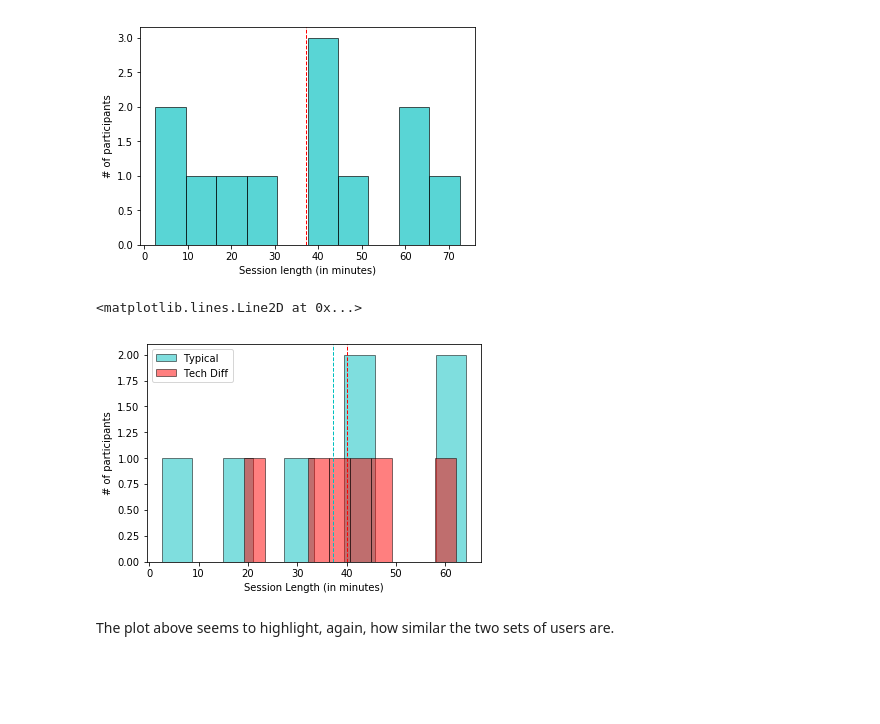
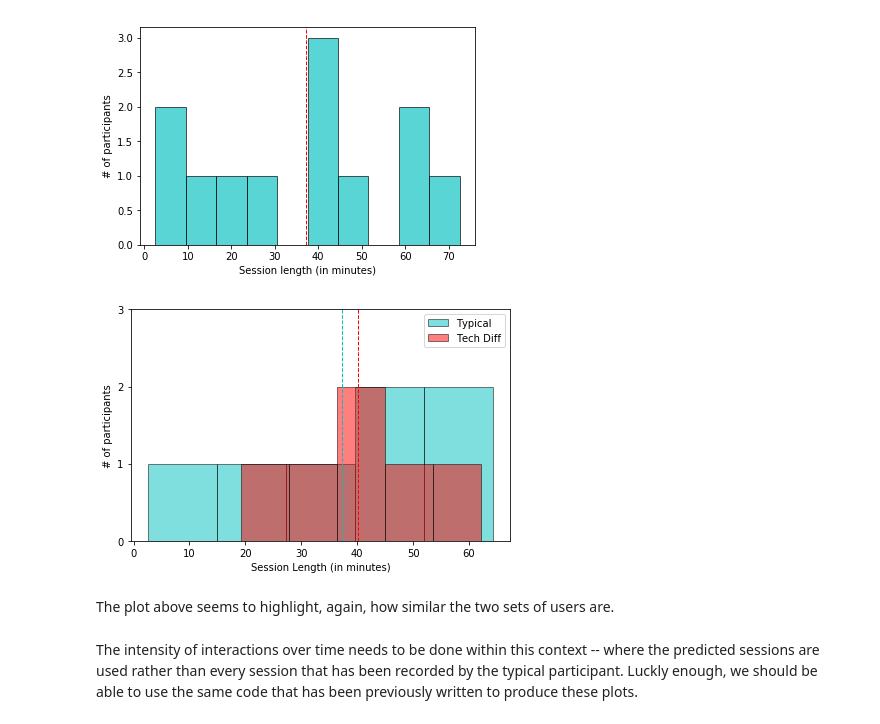
Before and after one commit to JonoCX/cake_data_notebooks_dsjm18, a Jupyter notebook: multi-session-predictions.ipynb, the cells around one changed output. Saved outputs shown, nothing was run; the diff lists cells and outputs as text; code cells hidden in the pictures; blank space fills up the shorter version.

```diff
--- a/multi-session-predictions.ipynb
+++ b/multi-session-predictions.ipynb
@@ -78,7 +78,7 @@ real_session_preds['temp_col'] = real_session_preds[['sid', 'session']].apply(la
 
 # Find were those temporary values are equal and drop the rest
 btn_click_real_pred_stats = btn_click_stats[btn_click_stats['temp_col'].isin(real_session_preds['temp_col'].values)]
-btn_click_real_pred_stats.drop('temp_col', axis=1, inplace=True)
+#btn_click_real_pred_stats.drop('temp_col', axis=1, inplace=True)
 btn_click_real_pred_stats.head()
 # %% [output]
 |  | userid | sessionNo | totalEvents | totalTime | totalTimeBetweenClicks | meanTimeBetweenClicks | ... |
@@ -134,16 +134,20 @@ cake_td_stats = td_stats[td_stats['userid'].isin(cake_tech_diff_users)]
 # %%
 cake_td_stats = cake_td_stats.drop(cake_td_stats[cake_td_stats['userid'] == 407].index)
 cake_td_stats = cake_td_stats.drop(cake_td_stats[cake_td_stats['userid'] == 109].index)
 plt.figure()
-plt.hist(cake_raw_data_stats['totalTimeMin'], bins=10, alpha=0.5, label='Typical', edgecolor='k', color='c')
-plt.hist(cake_td_stats['totalTimeMin'], bins=10, alpha=0.5, label='Tech Diff', edgecolor='k', color='r')
+plt.hist(cake_raw_data_stats['totalTimeMin'], bins=5, alpha=0.5, label='Typical', edgecolor='k', color='c')
+plt.hist(cake_td_stats['totalTimeMin'], bins=5, alpha=0.5, label='Tech Diff', edgecolor='k', color='r')
 plt.legend()
 plt.xlabel('Session Length (in minutes)')
 plt.ylabel('# of participants')
 plt.axvline(cake_td_stats['totalTimeMin'].mean(), color='r', linestyle='dashed', linewidth=1)
 plt.axvline(cake_raw_data_stats['totalTimeMin'].mean(), color='c', linestyle='dashed', linewidth=1)
+plt.yticks([0, 1, 2, 3])
+plt.tight_layout()
+plt.savefig('pred-session-length-hist.png', dpi=300)
 # %% [output]
-<matplotlib.lines.Line2D at 0x...>
-[figure, old version]
+[figure, new version]
 # %% [markdown]
 The plot above seems to highlight, again, how similar the two sets of users are.
+# %% [markdown]
+The intensity of interactions over time needs to be done within this context -- where the predicted sessions are used rather than every session that has been recorded by the typical participant. Luckly enough, we should be able to use the same code that has been previously written to produce these plots.
```
Also changed, not shown: parts of 4 cells of this notebook, 6 other files.
